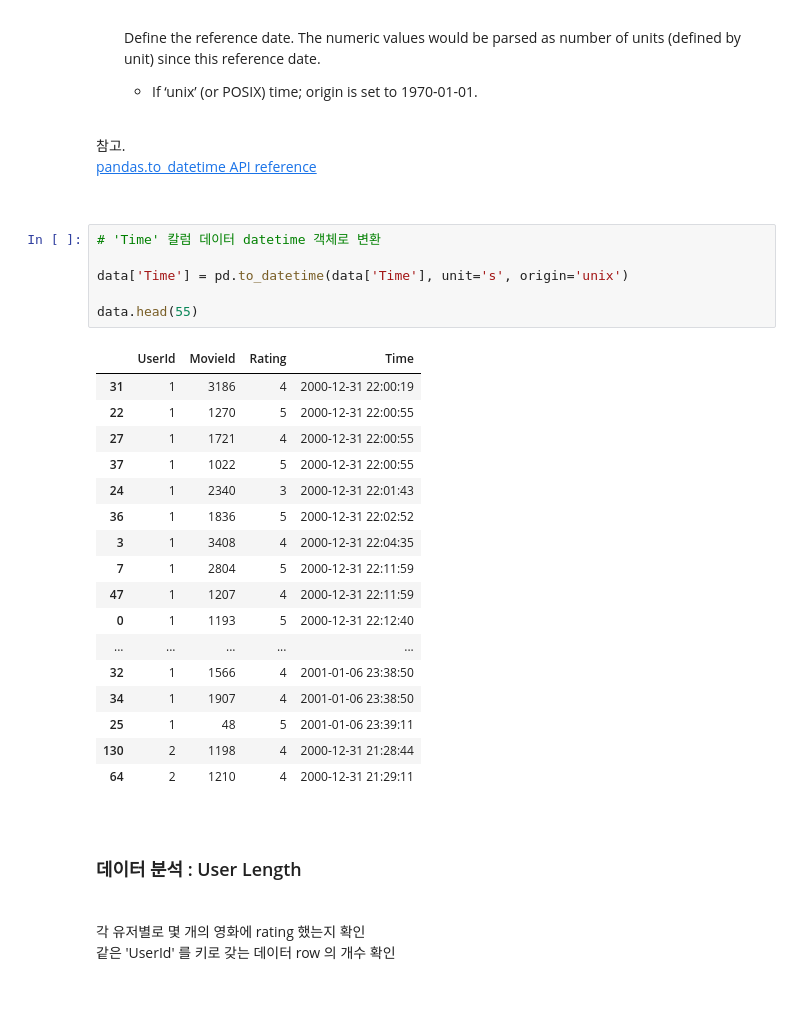
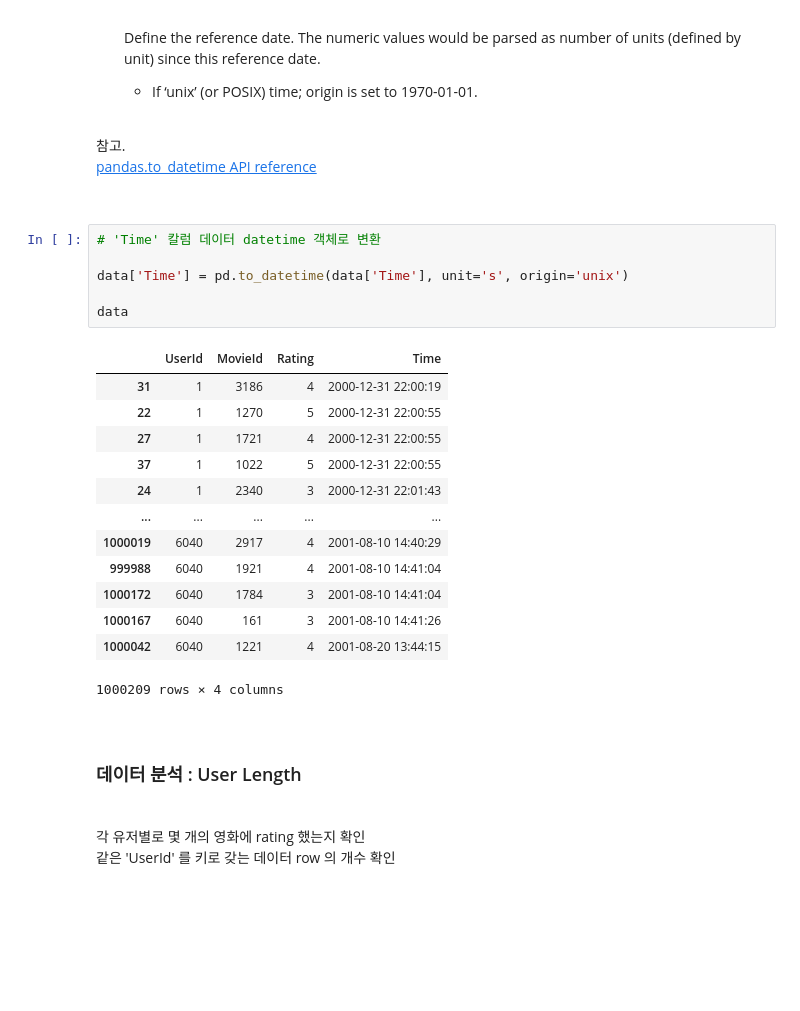
Before and after one commit to doutoury/movie_recommendation_02, a Jupyter notebook: movie_recommendation_project.ipynb, the cells around one changed output. Saved outputs shown, nothing was run; the diff lists cells and outputs as text; blank space fills up the shorter version.

```diff
--- a/movie_recommendation_project.ipynb
+++ b/movie_recommendation_project.ipynb
@@ -222,27 +222,23 @@ memory usage: 26.7 MB
 # %%
 # 'Time' 칼럼 데이터 datetime 객체로 변환
 
 data['Time'] = pd.to_datetime(data['Time'], unit='s', origin='unix')
 
-data.head(55)
+data
 # %% [output]
 |  | UserId | MovieId | Rating | Time |
 | 31 | 1 | 3186 | 4 | 2000-12-31 22:00:19 |
 | 22 | 1 | 1270 | 5 | 2000-12-31 22:00:55 |
 | 27 | 1 | 1721 | 4 | 2000-12-31 22:00:55 |
 | 37 | 1 | 1022 | 5 | 2000-12-31 22:00:55 |
 | 24 | 1 | 2340 | 3 | 2000-12-31 22:01:43 |
-| 36 | 1 | 1836 | 5 | 2000-12-31 22:02:52 |
-| 3 | 1 | 3408 | 4 | 2000-12-31 22:04:35 |
-| 7 | 1 | 2804 | 5 | 2000-12-31 22:11:59 |
-| 47 | 1 | 1207 | 4 | 2000-12-31 22:11:59 |
-| 0 | 1 | 1193 | 5 | 2000-12-31 22:12:40 |
 | ... | ... | ... | ... | ... |
-| 32 | 1 | 1566 | 4 | 2001-01-06 23:38:50 |
-| 34 | 1 | 1907 | 4 | 2001-01-06 23:38:50 |
-| 25 | 1 | 48 | 5 | 2001-01-06 23:39:11 |
-| 130 | 2 | 1198 | 4 | 2000-12-31 21:28:44 |
-| 64 | 2 | 1210 | 4 | 2000-12-31 21:29:11 |
+| 1000019 | 6040 | 2917 | 4 | 2001-08-10 14:40:29 |
+| 999988 | 6040 | 1921 | 4 | 2001-08-10 14:41:04 |
+| 1000172 | 6040 | 1784 | 3 | 2001-08-10 14:41:04 |
+| 1000167 | 6040 | 161 | 3 | 2001-08-10 14:41:26 |
+| 1000042 | 6040 | 1221 | 4 | 2001-08-20 13:44:15 |
+1000209 rows × 4 columns
 # %% [markdown]
 <br>
 
```
Also changed, not shown: parts of 75 cells of this notebook.
